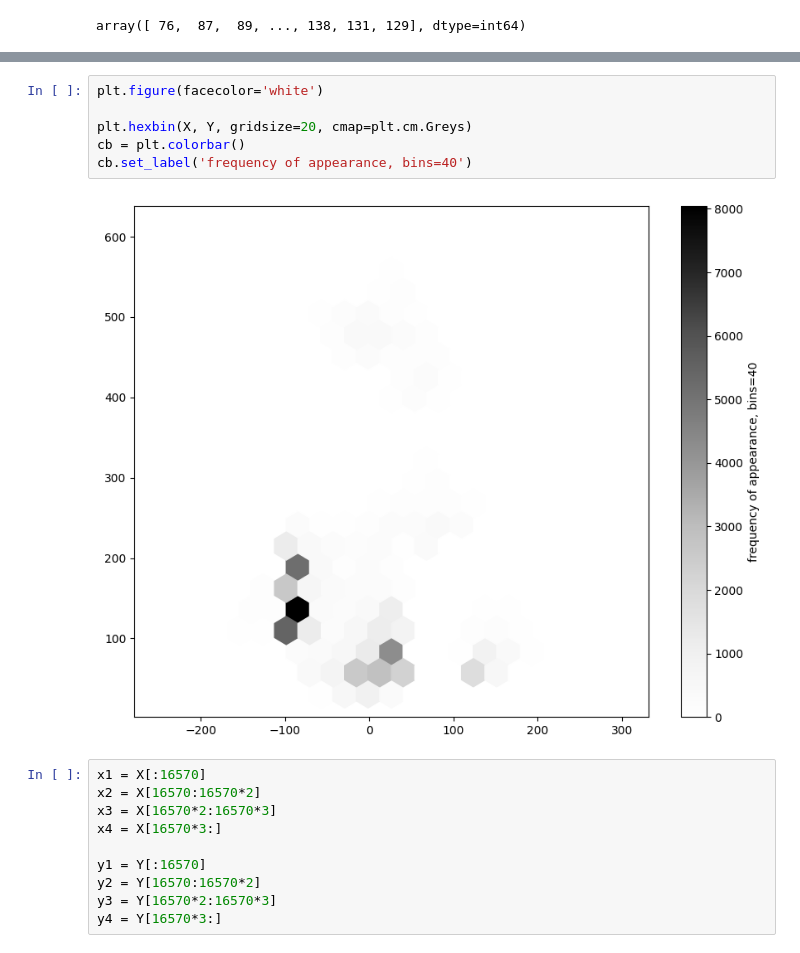
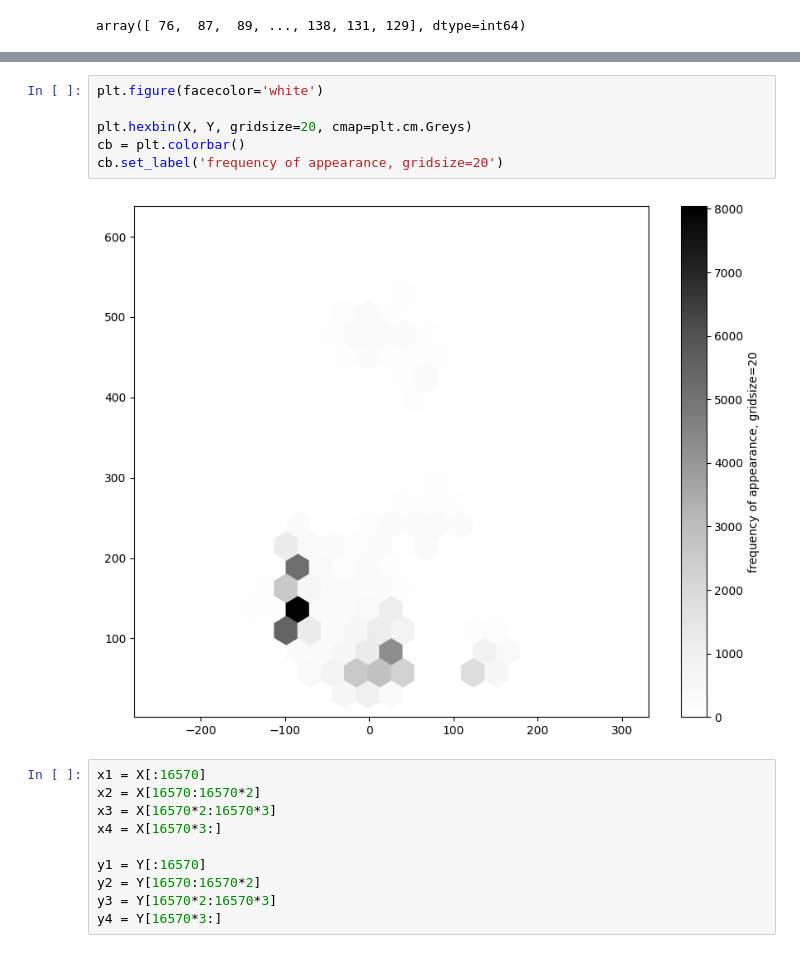
Before and after one commit to jihyeon602/healthcare_bigdata_playbook_kr, a Jupyter notebook: ch08/ch08_01.ipynb, the cells around one changed output, grey strips where cells are left out. Saved outputs shown, nothing was run; the diff lists cells and outputs as text.

```diff
--- a/ch08/ch08_01.ipynb
+++ b/ch08/ch08_01.ipynb
@@ -56,11 +55,11 @@ cb.set_label('frequency of appearance, bins=40')
 # %%
 plt.figure(facecolor='white')
 
 plt.hexbin(X, Y, gridsize=20, cmap=plt.cm.Greys)
 cb = plt.colorbar()
-cb.set_label('frequency of appearance, bins=40')
+cb.set_label('frequency of appearance, gridsize=20')
 # %% [output]
-[figure, old version]
+[figure, new version]
 # %%
 x1 = X[:16570]
 x2 = X[16570:16570*2]
```
Also changed, not shown: parts of 4 cells of this notebook.
